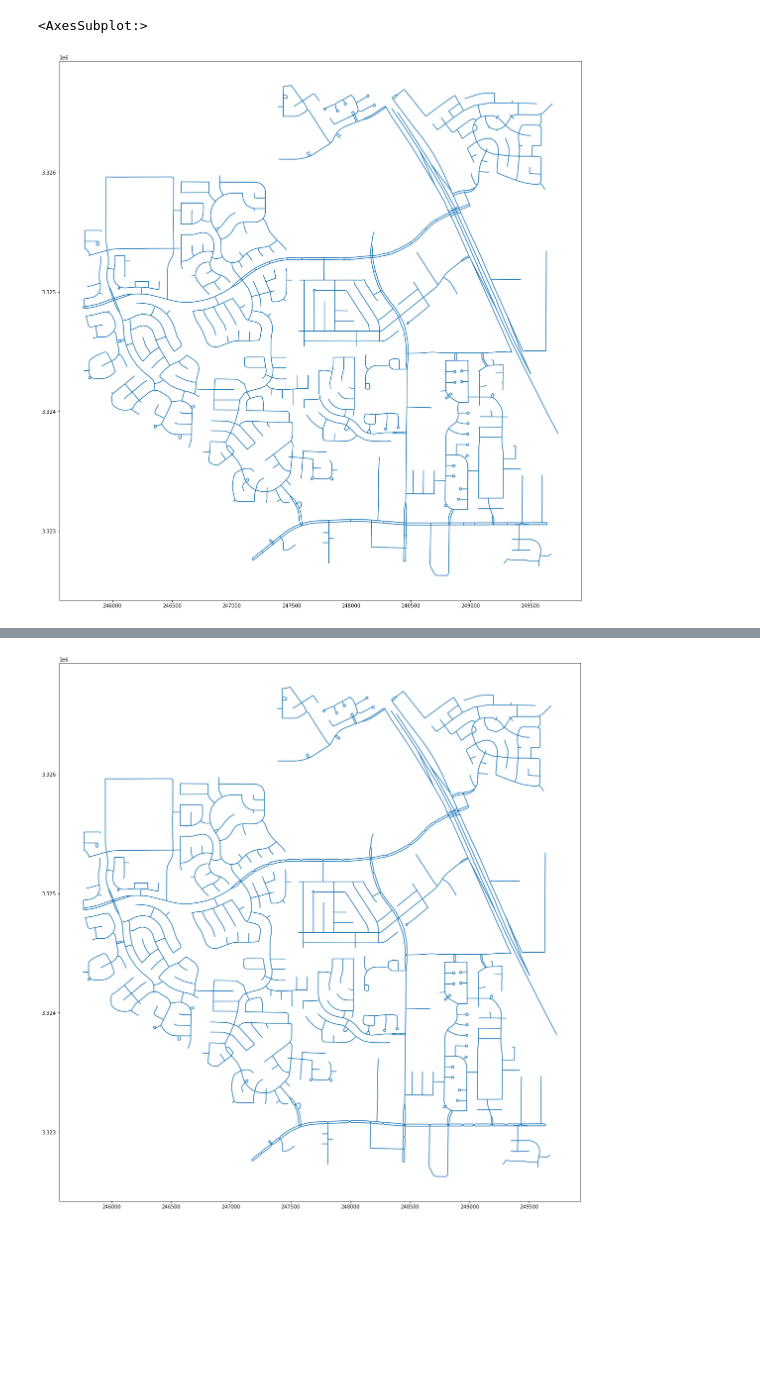
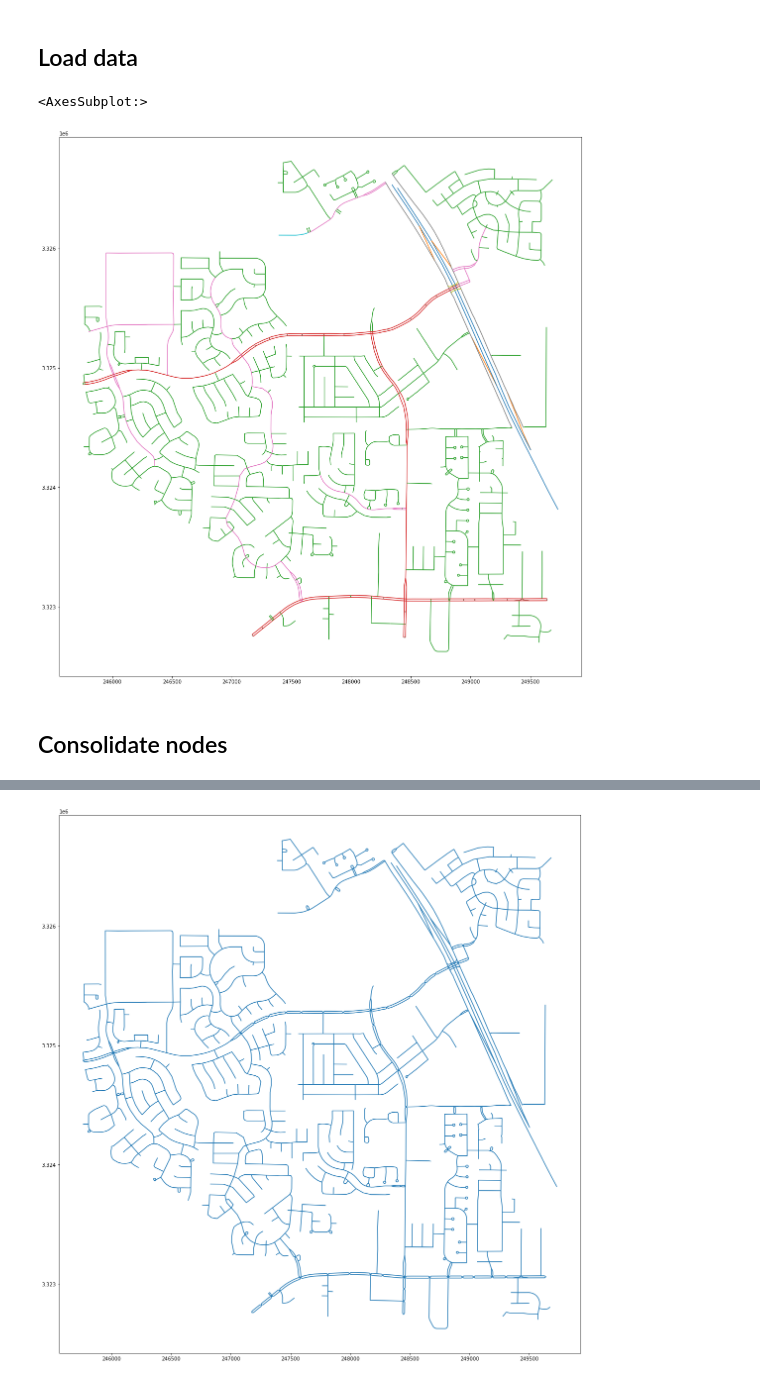
Before and after one commit to martinfleis/data_processing, a Jupyter notebook: vector_data/_consolidation_dev.ipynb, the cells around one changed output, grey strips where cells are left out. Cells and saved outputs as stored; diff of their text form; code cells hidden in the pictures; blank space fills up the shorter version.

```diff
--- a/vector_data/_consolidation_dev.ipynb
+++ b/vector_data/_consolidation_dev.ipynb
@@ -18,6 +30,8 @@ from shapely.ops import polygonize
 from scipy.spatial import Voronoi
 
 from consolidate import *
+# %% [markdown]
+## Load data
 # %%
 point = (30.027555, -95.615635)
 dist = 2000
@@ -26,7 +40,7 @@ streets_graph = ox.graph_from_point(point, dist, network_type='drive')
 streets_graph = ox.projection.project_graph(streets_graph)
 gdf = ox.graph_to_gdfs(ox.get_undirected(streets_graph), nodes=False, edges=True, node_geometry=False, fill_edge_geometry=True)
 # %%
-gdf.plot(figsize=(20, 20))
+gdf.plot(gdf.highway.astype(str), figsize=(20, 20))
 # %% [output]
 <AxesSubplot:>
-[figure, old version]
+[figure, new version]
@@ -94,2 +47,4 @@ def consolidate_nodes(gdf, tolerance):
+# %% [markdown]
+## Consolidate nodes
 # %%
 %%time
```
Also changed, not shown: parts of 23 cells of this notebook, 1 other file.
